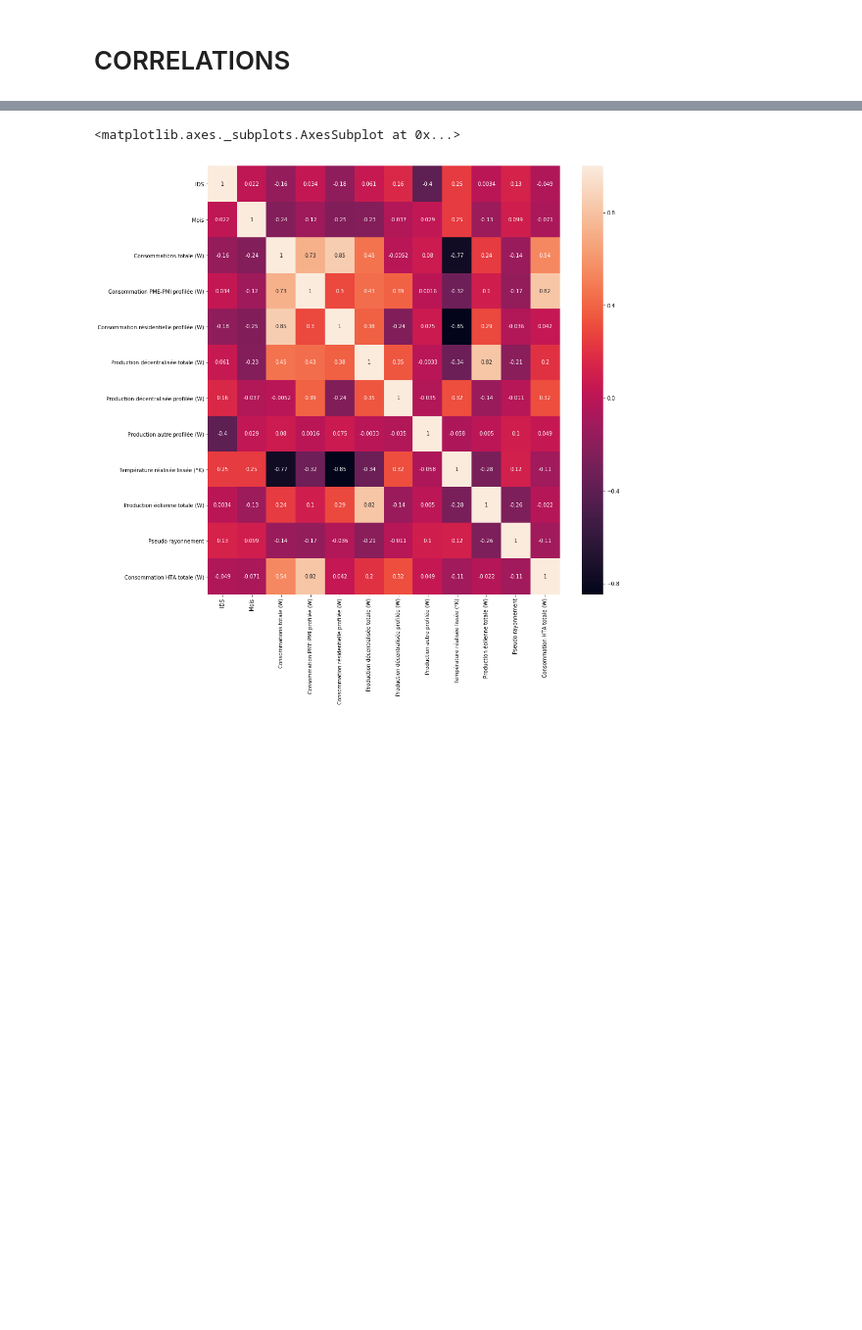
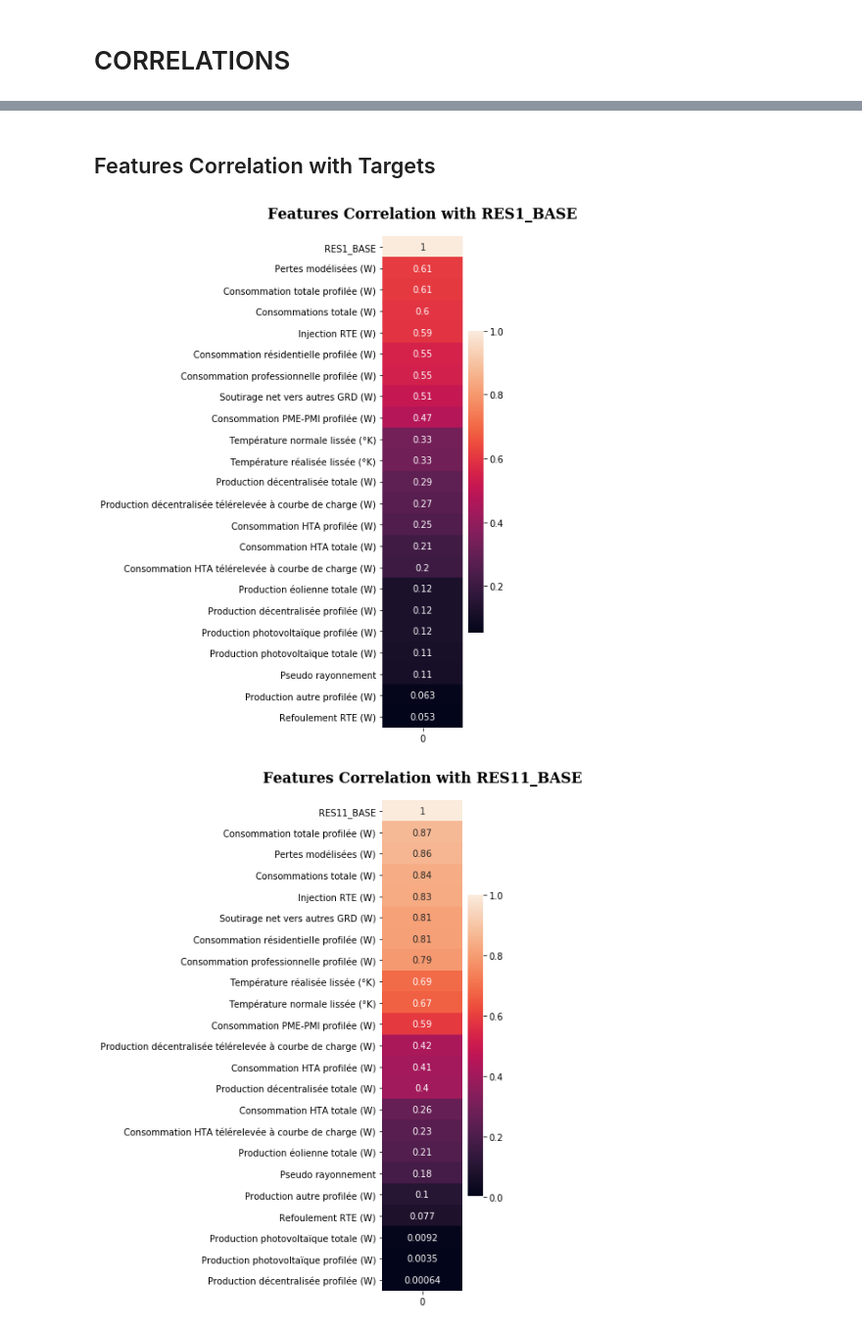
Before and after one commit to etnberz/enedis, a Jupyter notebook: notebooks/EDA.ipynb, the cells around one changed output, grey strips where cells are left out. Shown at 98% size. Cells and saved outputs as stored; diff of their text form; code cells hidden in the pictures; blank space fills up the shorter version.

```diff
--- a/notebooks/EDA.ipynb
+++ b/notebooks/EDA.ipynb
@@ -178,7 +67,7 @@ dfcor.drop(['Pertes modélisées (W)','Production décentralisée télérelevée
-# %%
-corr_mat = dfcor.corr()
-plt.figure(figsize=(15,15))
-sns.heatmap(corr_mat,annot=True)
-# %% [output]
-<matplotlib.axes._subplots.AxesSubplot at 0x...>
-[figure, removed]
+# %% [markdown]
+## Features Correlation with Targets
+# %%
+plot_feature_corr(train,TARGETS,True)
+# %% [output]
+[figure, added]
+[figure, added]
```
Also changed, not shown: parts of 42 cells of this notebook, 2 other files.
